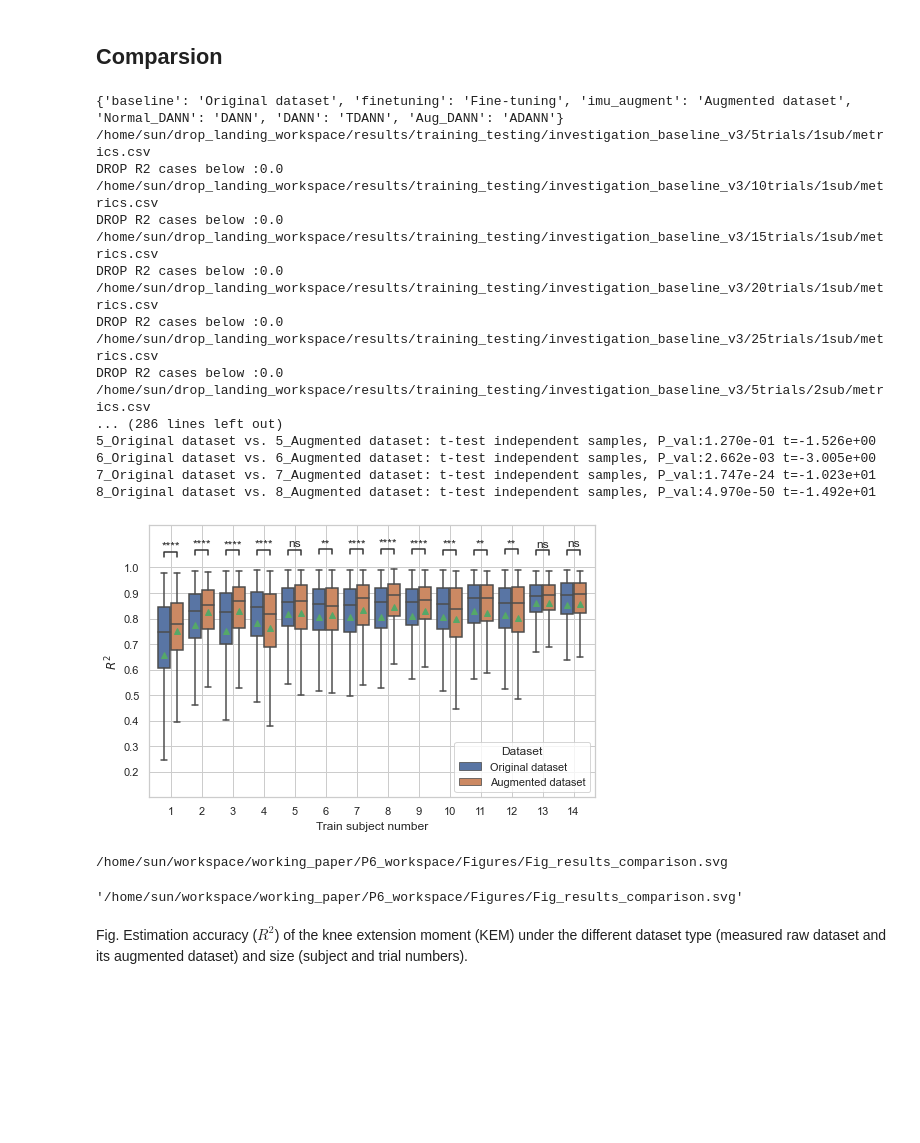
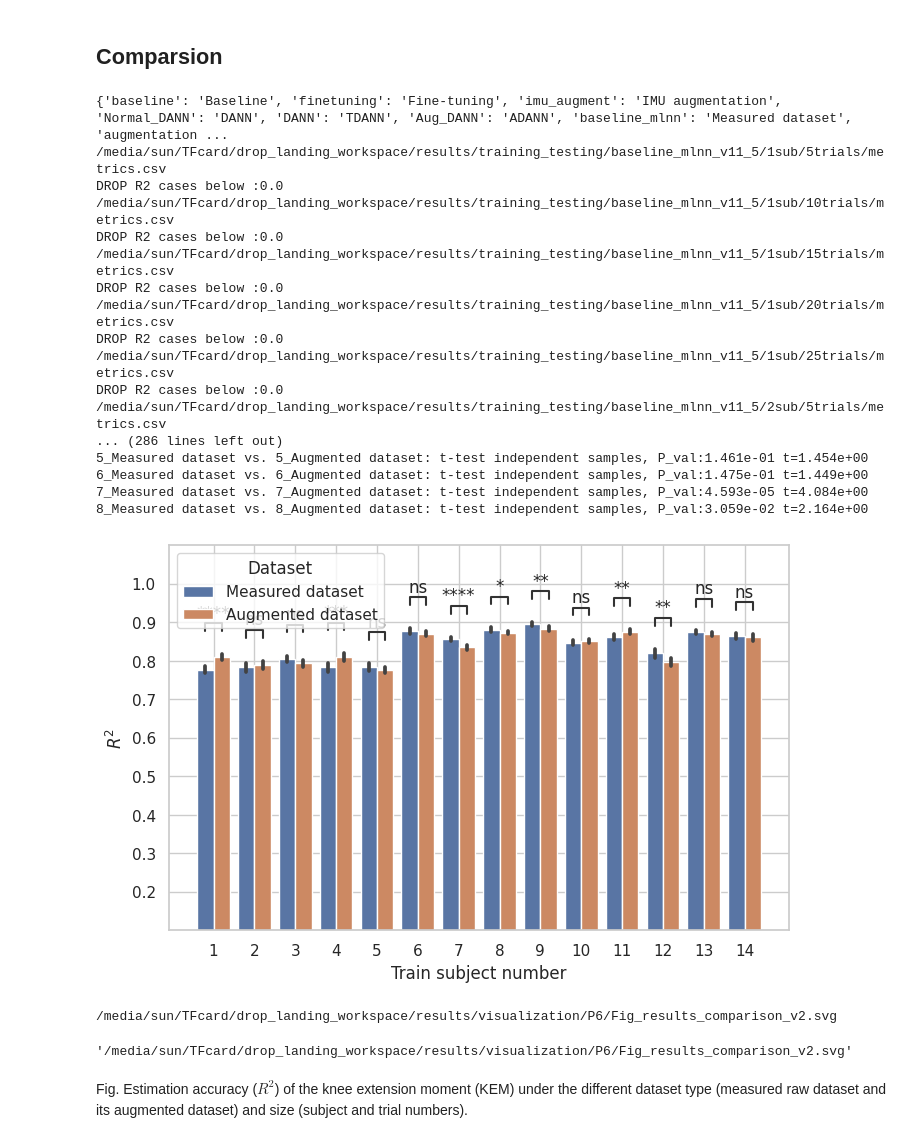
Before and after one commit to sunzhon/transfer_learning_for_droplanding, a Jupyter notebook: jupyter-lab/P6_figure_results_v2.ipynb, the cells around one changed output. Drawn from its saved outputs; the diff is of its cells as text; code cells hidden in the pictures; blank space fills up the shorter version.

```diff
--- a/jupyter-lab/P6_figure_results_v2.ipynb
+++ b/jupyter-lab/P6_figure_results_v2.ipynb
@@ -276,13 +384,13 @@ KeyError: 'r2'
 # %%
 # compare baseline and imu augmentation
 combination_investigation_results = [
-    os.path.join(RESULTS_PATH, "training_testing","investigation_baseline_v3",
-                 str(trial_idx)+"trials",str(sub_idx)+"sub",
-                 "testing_result_folders.txt") for sub_idx in range(1,15,1) for trial_idx in range(5,26,5)
+    os.path.join(RESULTS_PATH, "training_testing","baseline_mlnn_v11_5",
+                 str(train_sub_num)+"sub",str(trial_num)+"trials",
+                 "testing_result_folders.txt") for train_sub_num in range(1,15,1) for trial_num in range(5,26,5)
                                     ]+ [
-    os.path.join(RESULTS_PATH, "training_testing","investigation_imu_augment_v4",
-                 str(trial_idx)+"trials",str(sub_idx)+"sub",
-                 "testing_result_folders.txt") for sub_idx in range(1,15,1) for trial_idx in range(5,26,5)
+    os.path.join(RESULTS_PATH, "training_testing","augmentation_v11_5",
+                 str(train_sub_num)+"sub",str(trial_num)+"trials",
+                 "testing_result_folders.txt") for train_sub_num in range(1,15,1) for trial_num in range(5,26,5)
                                     ]
 
 #metrics = get_list_investigation_metrics(combination_investigation_results)
@@ -292,69 +400,69 @@ combination_investigation_metrics = [os.path.join(os.path.dirname(folder),"metri
 #replace_values = {sub: int(sub.split('v')[1])-1 for sub in subs}
 replace_values = {}
 replace_values.update({'baseline': 'Baseline', 'finetuning': 'Fine-tuning', 'imu_augment': 'IMU augmentation', 'Normal_DANN': 'DANN', 'DANN': 'TDANN', 'Aug_DANN': 'ADANN'})
-replace_values.update({'baseline': 'Original dataset', 'finetuning': 'Fine-tuning', 'imu_augment': 'Augmented dataset', 'Normal_DANN': 'DANN', 'DANN': 'TDANN', 'Aug_DANN': 'ADANN'})
+replace_values.update({'baseline_mlnn': 'Measured dataset', 'finetuning': 'Fine-tuning', 'augmentation': 'Augmented dataset', 'Normal_DANN': 'DANN', 'DANN': 'TDANN', 'Aug_DANN': 'ADANN'})
 print(replace_values)
-replace_columns = {'subject_num': 'Train subject number', 'trial_num': 'Trial number', 'model_selection':'Dataset'}
+replace_columns = {'train_sub_num': 'Train subject number', 'trial_num': 'Trial number', 'model_selection':'Dataset'}
 test_pairs =(
-            [(1,'Original dataset'), (1,'Augmented dataset')],
-            [(2,'Original dataset'), (2,'Augmented dataset')],
-            [(3,'Original dataset'), (3,'Augmented dataset')],
-            [(4,'Original dataset'), (4,'Augmented dataset')],
-            [(5,'Original dataset'), (5,'Augmented dataset')],
-            [(6,'Original dataset'), (6,'Augmented dataset')],
-            [(7,'Original dataset'), (7,'Augmented dataset')],
-            [(8,'Original dataset'), (8,'Augmented dataset')],
-            [(9,'Original dataset'), (9,'Augmented dataset')],
-            [(10,'Original dataset'), (10,'Augmented dataset')],
-            [(11,'Original dataset'), (11,'Augmented dataset')],
-            [(12,'Original dataset'), (12,'Augmented dataset')],
-            [(13,'Original dataset'), (13,'Augmented dataset')],
-            [(14,'Original dataset'), (14,'Augmented dataset')],
+            [(1,'Measured dataset'), (1,'Augmented dataset')],
+            [(2,'Measured dataset'), (2,'Augmented dataset')],
+            [(3,'Measured dataset'), (3,'Augmented dataset')],
+            [(4,'Measured dataset'), (4,'Augmented dataset')],
+            [(5,'Measured dataset'), (5,'Augmented dataset')],
+            [(6,'Measured dataset'), (6,'Augmented dataset')],
+            [(7,'Measured dataset'), (7,'Augmented dataset')],
+            [(8,'Measured dataset'), (8,'Augmented dataset')],
+            [(9,'Measured dataset'), (9,'Augmented dataset')],
+            [(10,'Measured dataset'), (10,'Augmented dataset')],
+            [(11,'Measured dataset'), (11,'Augmented dataset')],
+            [(12,'Measured dataset'), (12,'Augmented dataset')],
+            [(13,'Measured dataset'), (13,'Augmented dataset')],
+            [(14,'Measured dataset'), (14,'Augmented dataset')],
             )
 
 
 plot_config={
         "save_fig": True, "save_format":"jpg", "save_folder_index": 0,
          'figsize':(8, 5),
          "hue": 'Dataset',
         'replace_values': replace_values,
         'replace_columns': replace_columns,
         'x': 'Train subject number',
         #'y': 'mean_subject_r2',
         'y': 'r2',
         'title': 'baseline',
         'yticks': (0.2, 0.3, 0.4, 0.5, 0.6, 0.7, 0.8, 0.9, 1.0),
         #'plot_title': 'baseline',
     'filters': {'drop_value':0.0,'sort_variable':'r2'},
     'font_scale': 1.0,
-    'plot_type': 'boxplot',
+    'plot_type': 'barplot',
     'ttest':True,
-    'fig_path': "/home/sun/workspace/working_paper/P6_workspace/Figures/Fig_results_comparison.svg",
+    'fig_path': os.path.join(RESULTS_PATH, "visualization/P6/Fig_results_comparison_v2.svg"),
     'test_pairs':test_pairs
     }
 
 filters={'drop_value':0.0,'sort_variable':'r2'}
 p6plot_model_accuracy(combination_investigation_metrics, **plot_config)
 # %% [output]
-{'baseline': 'Original dataset', 'finetuning': 'Fine-tuning', 'imu_augment': 'Augmented dataset', 'Normal_DANN': 'DANN', 'DANN': 'TDANN', 'Aug_DANN': 'ADANN'}
-/home/sun/drop_landing_workspace/results/training_testing/investigation_baseline_v3/5trials/1sub/metrics.csv
+{'baseline': 'Baseline', 'finetuning': 'Fine-tuning', 'imu_augment': 'IMU augmentation', 'Normal_DANN': 'DANN', 'DANN': 'TDANN', 'Aug_DANN': 'ADANN', 'baseline_mlnn': 'Measured dataset', 'augmentation ...
+/media/sun/TFcard/drop_landing_workspace/results/training_testing/baseline_mlnn_v11_5/1sub/5trials/metrics.csv
 DROP R2 cases below :0.0
-/home/sun/drop_landing_workspace/results/training_testing/investigation_baseline_v3/10trials/1sub/metrics.csv
+/media/sun/TFcard/drop_landing_workspace/results/training_testing/baseline_mlnn_v11_5/1sub/10trials/metrics.csv
 DROP R2 cases below :0.0
-/home/sun/drop_landing_workspace/results/training_testing/investigation_baseline_v3/15trials/1sub/metrics.csv
+/media/sun/TFcard/drop_landing_workspace/results/training_testing/baseline_mlnn_v11_5/1sub/15trials/metrics.csv
 DROP R2 cases below :0.0
-/home/sun/drop_landing_workspace/results/training_testing/investigation_baseline_v3/20trials/1sub/metrics.csv
+/media/sun/TFcard/drop_landing_workspace/results/training_testing/baseline_mlnn_v11_5/1sub/20trials/metrics.csv
 DROP R2 cases below :0.0
-/home/sun/drop_landing_workspace/results/training_testing/investigation_baseline_v3/25trials/1sub/metrics.csv
+/media/sun/TFcard/drop_landing_workspace/results/training_testing/baseline_mlnn_v11_5/1sub/25trials/metrics.csv
 DROP R2 cases below :0.0
-/home/sun/drop_landing_workspace/results/training_testing/investigation_baseline_v3/5trials/2sub/metrics.csv
+/media/sun/TFcard/drop_landing_workspace/results/training_testing/baseline_mlnn_v11_5/2sub/5trials/metrics.csv
 ... (286 lines left out)
-5_Original dataset vs. 5_Augmented dataset: t-test independent samples, P_val:1.270e-01 t=-1.526e+00
-6_Original dataset vs. 6_Augmented dataset: t-test independent samples, P_val:2.662e-03 t=-3.005e+00
-7_Original dataset vs. 7_Augmented dataset: t-test independent samples, P_val:1.747e-24 t=-1.023e+01
-8_Original dataset vs. 8_Augmented dataset: t-test independent samples, P_val:4.970e-50 t=-1.492e+01
+5_Measured dataset vs. 5_Augmented dataset: t-test independent samples, P_val:1.461e-01 t=1.454e+00
+6_Measured dataset vs. 6_Augmented dataset: t-test independent samples, P_val:1.475e-01 t=1.449e+00
+7_Measured dataset vs. 7_Augmented dataset: t-test independent samples, P_val:4.593e-05 t=4.084e+00
+8_Measured dataset vs. 8_Augmented dataset: t-test independent samples, P_val:3.059e-02 t=2.164e+00
-[figure, old version]
+[figure, new version]
-/home/sun/workspace/working_paper/P6_workspace/Figures/Fig_results_comparison.svg
+/media/sun/TFcard/drop_landing_workspace/results/visualization/P6/Fig_results_comparison_v2.svg
-'/home/sun/workspace/working_paper/P6_workspace/Figures/Fig_results_comparison.svg'
+'/media/sun/TFcard/drop_landing_workspace/results/visualization/P6/Fig_results_comparison_v2.svg'
 # %% [markdown]
 Fig. Estimation accuracy ($R^2$) of the knee extension moment (KEM) under the different dataset type (measured raw dataset and its augmented dataset) and size (subject and trial numbers).
```
Also changed, not shown: parts of 13 cells of this notebook, 3 other files.
